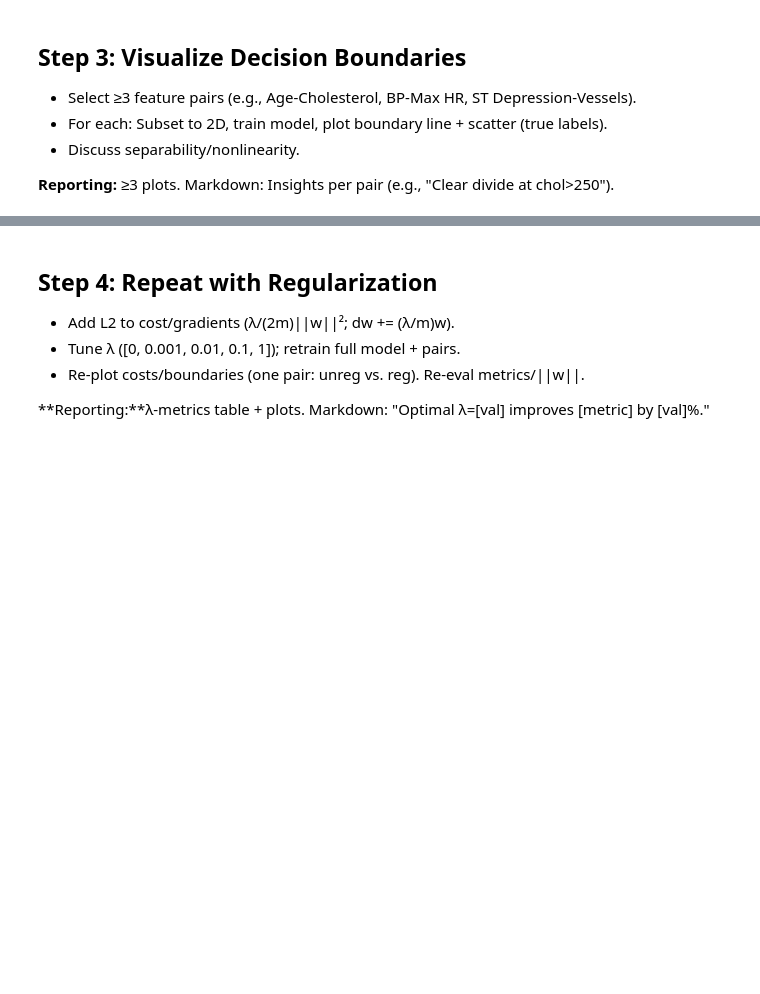
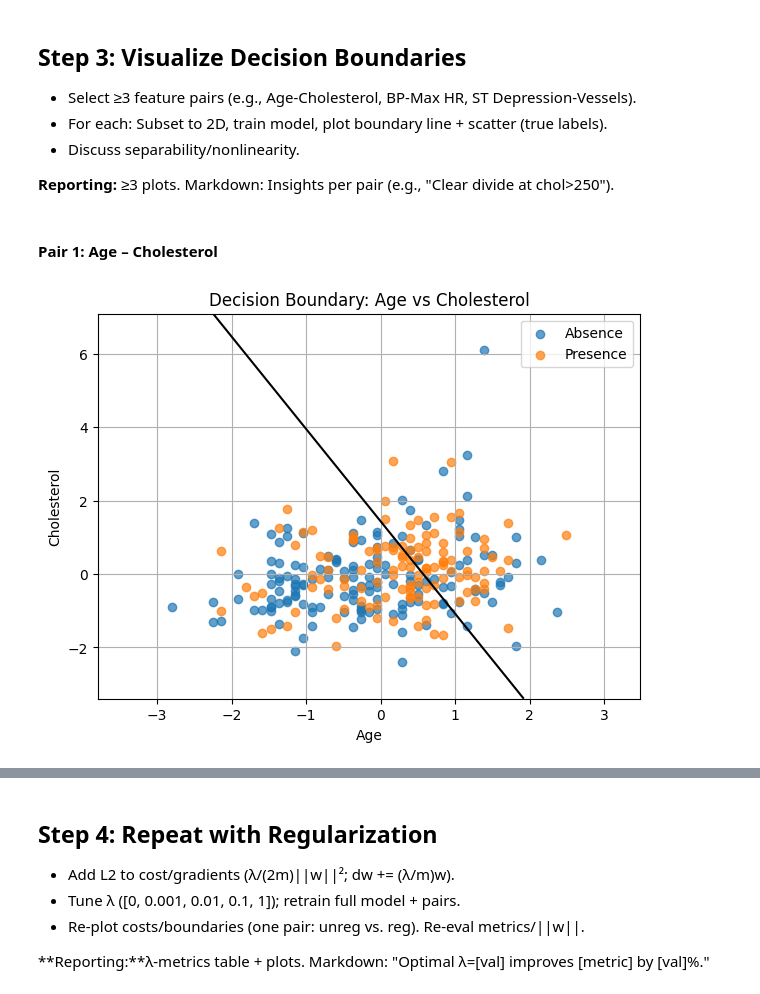
Before and after one commit to JeissonS02/Heart-Disease-Risk-Prediction, a Jupyter notebook: heart_disease_lr_analysis.ipynb, the cells around one changed output, grey strips where cells are left out. Saved outputs shown, nothing was run; the diff lists cells and outputs as text; code cells hidden in the pictures; blank space fills up the shorter version.

```diff
--- a/heart_disease_lr_analysis.ipynb
+++ b/heart_disease_lr_analysis.ipynb
@@ -504,0 +534,25 @@ This interpretation aligns with clinical intuition, as variables such as cholest
+# %% [markdown]
+#### Pair 1: Age – Cholesterol
+# %%
+pair_features = ['Age', 'Cholesterol']
+X_pair = data[pair_features].values
+y_pair = data['target'].values
+
+# Normalize
+X_pair = (X_pair - X_pair.mean(axis=0)) / X_pair.std(axis=0)
+
+# Train model
+w_pair = np.zeros(2)
+b_pair = 0
+
+w_pair, b_pair, _ = gradient_descent(
+    X_pair, y_pair,
+    w_pair, b_pair,
+    alpha=0.01,
+    num_iters=2000
+)
+
+# Plot
+plot_decision_boundary(X_pair, y_pair, w_pair, b_pair, pair_features)
+# %% [output]
+[figure, added]
```
Also changed, not shown: parts of 7 cells of this notebook.
